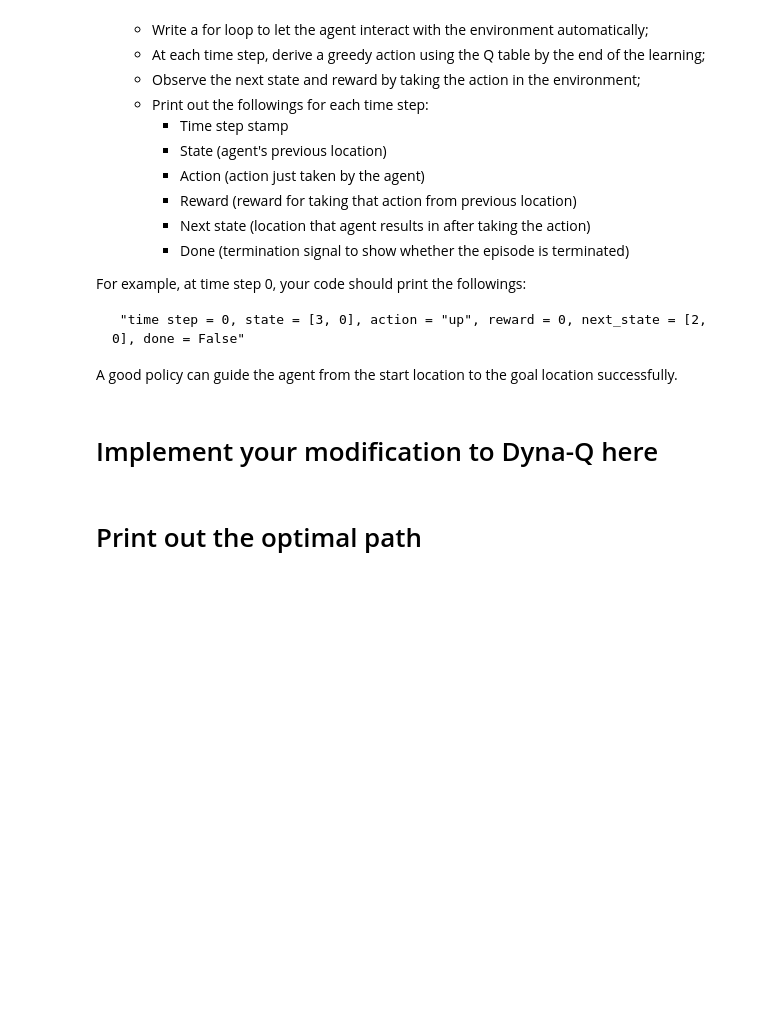
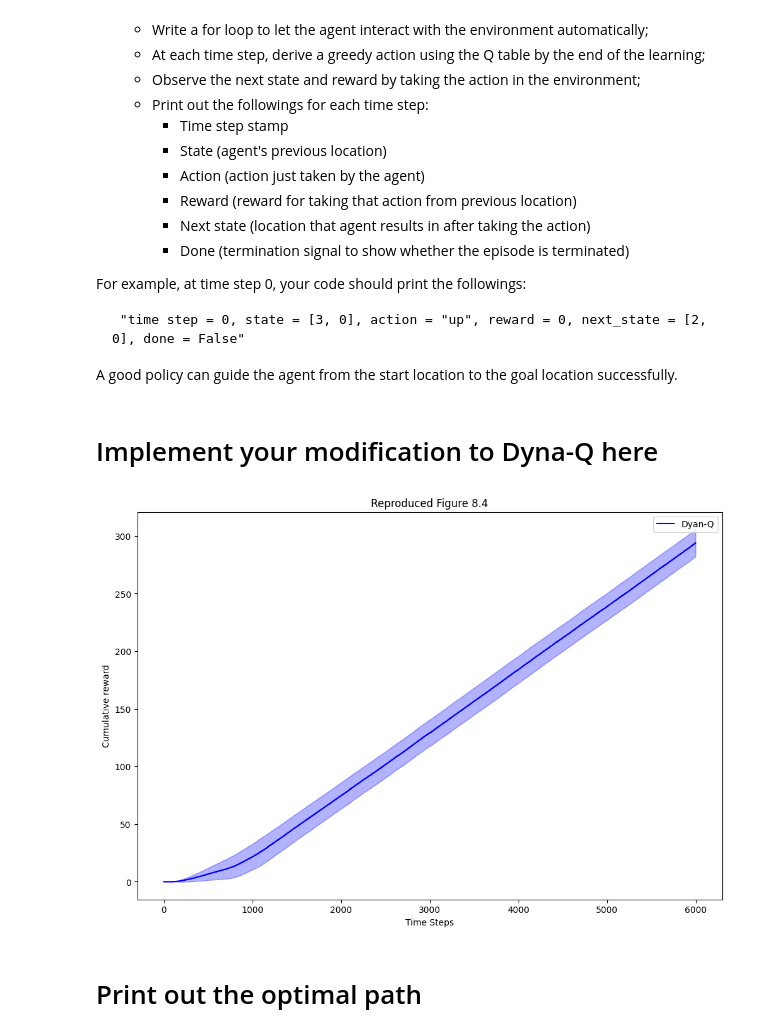
Before and after one commit to arjunjyothieswarb/CS5180, a Jupyter notebook: Assignment6/ex6.ipynb, the cells around one changed output. Saved outputs shown, nothing was run; the diff lists cells and outputs as text; code cells hidden in the pictures; blank space fills up the shorter version.

```diff
--- a/Assignment6/ex6.ipynb
+++ b/Assignment6/ex6.ipynb
@@ -1017,6 +1041,44 @@ class TabluarModifiedDynaQAgent(TabularDynaQAgent)
     Tips: To plot the Figure 8.2, during the learning process, you can maintain a list to store the number of
     time steps for each completed episode.
 """
+# set the random seed
+np.random.seed(1234)
+random.seed(1234)
+
+# set hyper-parameters
+params = {
+    "switch_time_step": 3000,
+    "learning_step": 6000,
+    "planning_step": 100,
+    "alpha": 0.1,
+    "gamma": 0.95,
+    "epsilon": 0.1,
+    "kappa": 5e-4
+}
+
+""" Set running trials for experiments
+"""
+run_trial_num = 10
+
+""" Run Dyna-Q
+"""
+results_dyna_q = []
+for r in tqdm.trange(run_trial_num):
+    # create the environment
+    my_env = ShortcutMaze()
+
+    # create the agent for Dyna-Q
+    dyna_q_agent = TabularModifiedDynaQAgent(my_env, params)
+    result = dyna_q_agent.run()
+
+    results_dyna_q.append(result)
+# %%
+plot_curves([np.array(results_dyna_q)],
+            ["Dyan-Q"],
+            ["b"],
+            "Cumulative reward", "Reproduced Figure 8.4")
+# %% [output]
+[figure, added]
 # %% [markdown]
 # Print out the optimal path
 # %%
```
Also changed, not shown: parts of 1 cell of this notebook.
